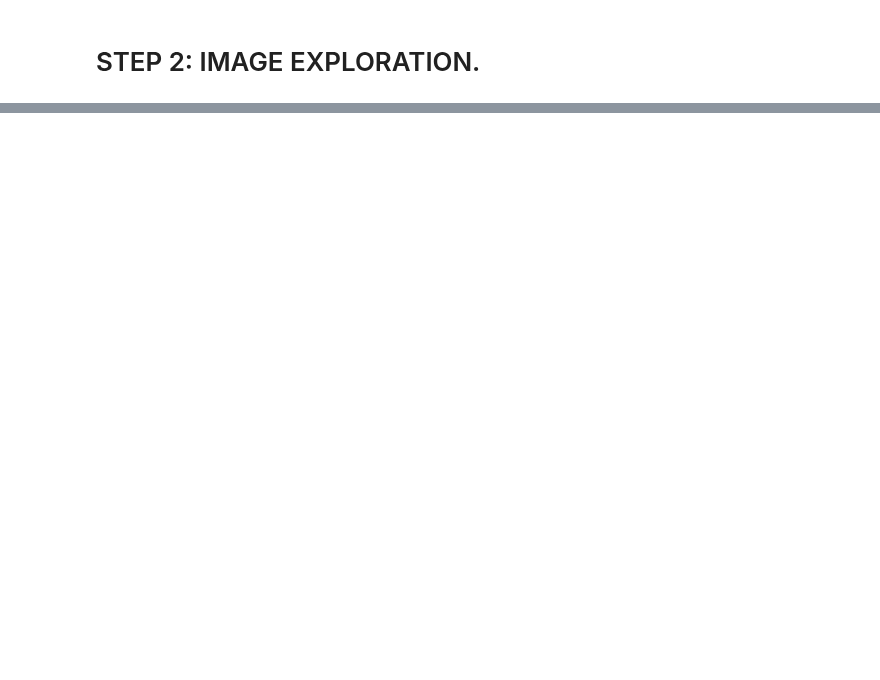
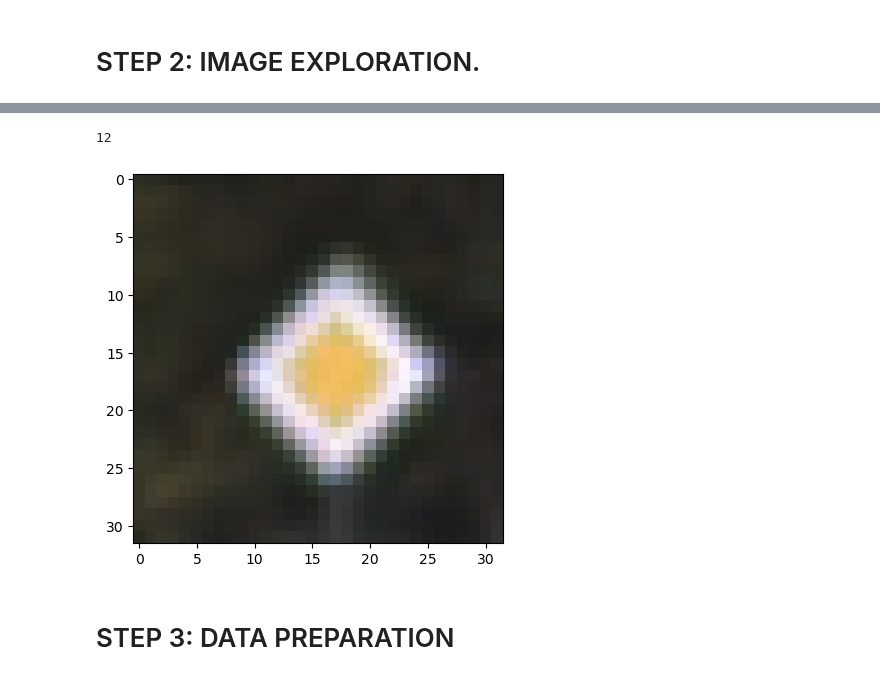
Before and after one commit to elarsaks/8ML-Projects, a Jupyter notebook: Project 5/MySolution.ipynb, the cells around one changed output, grey strips where cells are left out. Cells and saved outputs as stored; diff of their text form; code cells hidden in the pictures; blank space fills up the shorter version.

```diff
--- a/Project 5/MySolution.ipynb
+++ b/Project 5/MySolution.ipynb
@@ -35,0 +66,9 @@ y_train.shape
+# %%
+i = 1002
+plt.imshow(X_test[i]) # Show images are not shuffled
+y_test[i]
+# %% [output]
+12
+[figure, added]
+# %% [markdown]
+# STEP 3: DATA PREPARATION
```
Also changed, not shown: parts of 11 cells of this notebook.
